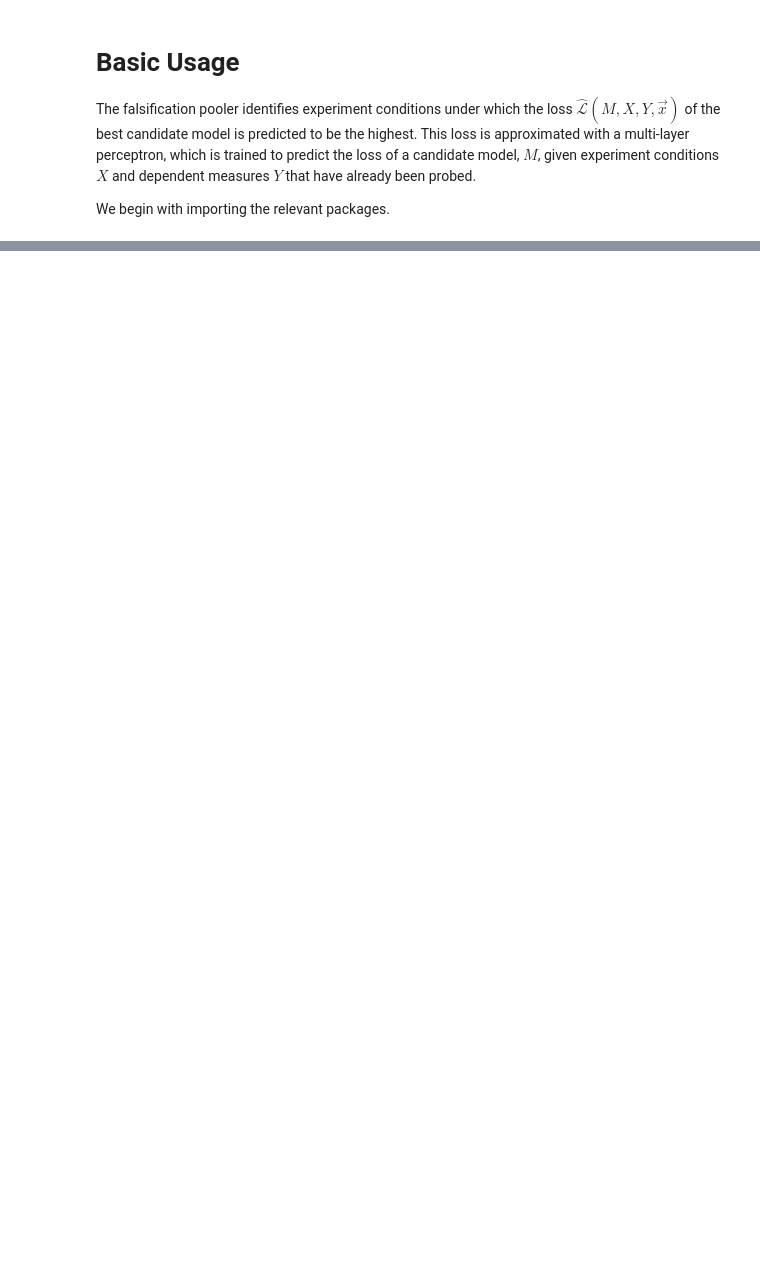
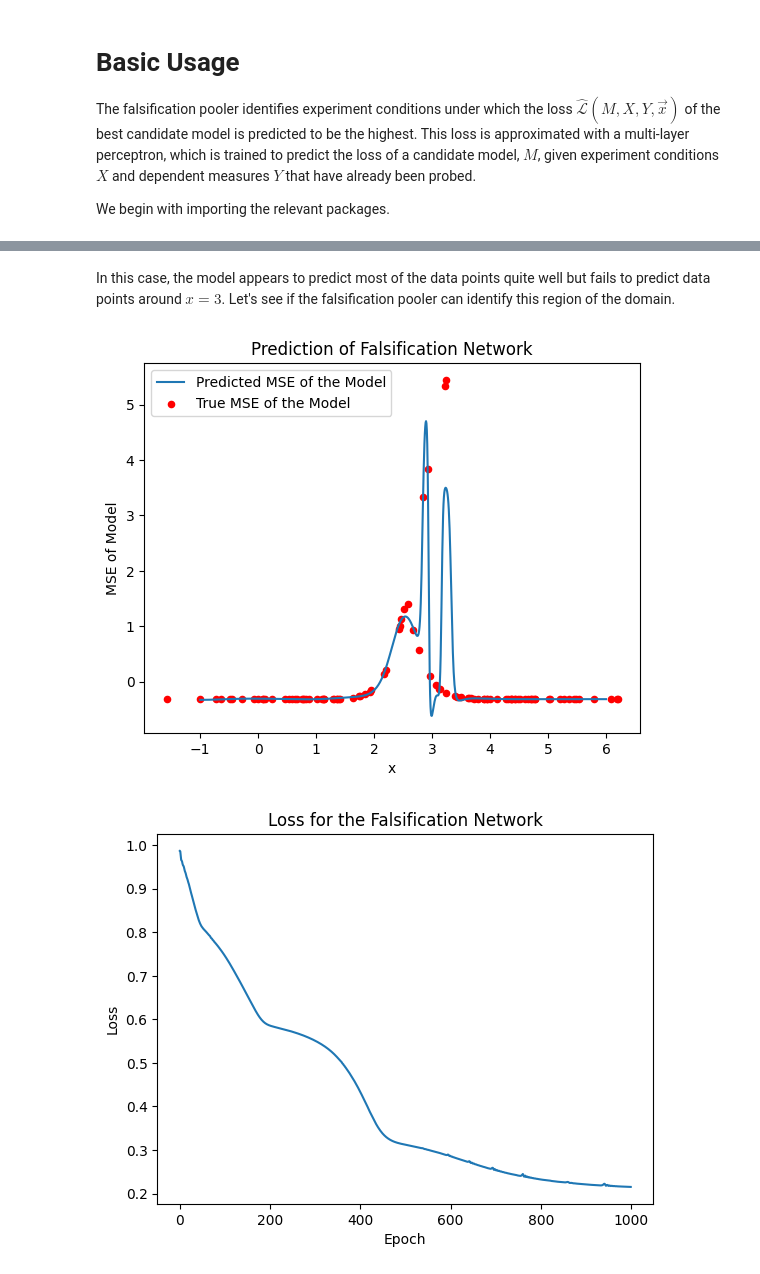
Before and after one commit to AutoResearch/autora-experimentalist-falsification, a Jupyter notebook: docs/basic-usage-pooler.ipynb, the cells around one changed output, grey strips where cells are left out. Saved outputs shown, nothing was run; the diff lists cells and outputs as text; code cells hidden in the pictures; blank space fills up the shorter version.

```diff
--- a/docs/basic-usage-pooler.ipynb
+++ b/docs/basic-usage-pooler.ipynb
@@ -52,0 +119,18 @@ The novelty scores align with the sampled experiment conditions (in descending o
+# %%
+# Specify independent variable
+iv = IV(
+    name="X",
+    value_range=(-1, 6),
+)
+
+# specify dependent variable
+dv = DV(
+    name="Y",
+    type=ValueType.CLASS,
+)
+
+# Variable collection with ivs and dvs
+metadata = VariableCollection(
+    independent_variables=[iv],
+    dependent_variables=[dv],
+)
@@ -52,0 +155,14 @@ The novelty scores align with the sampled experiment conditions (in descending o
+# %% [markdown]
+In this case, the model appears to predict most of the data points quite well but fails to predict data points around $x=3$. Let's see if the falsification pooler can identify this region of the domain.
+# %%
+new_conditions = falsification_pooler(
+        model=model,
+        reference_conditions=X,
+        reference_observations=Y,
+        metadata=metadata,
+        num_samples=10,
+        plot=True,
+    )
+# %% [output]
+[figure, added]
+[figure, added]
```
Also changed, not shown: parts of 39 cells of this notebook.
